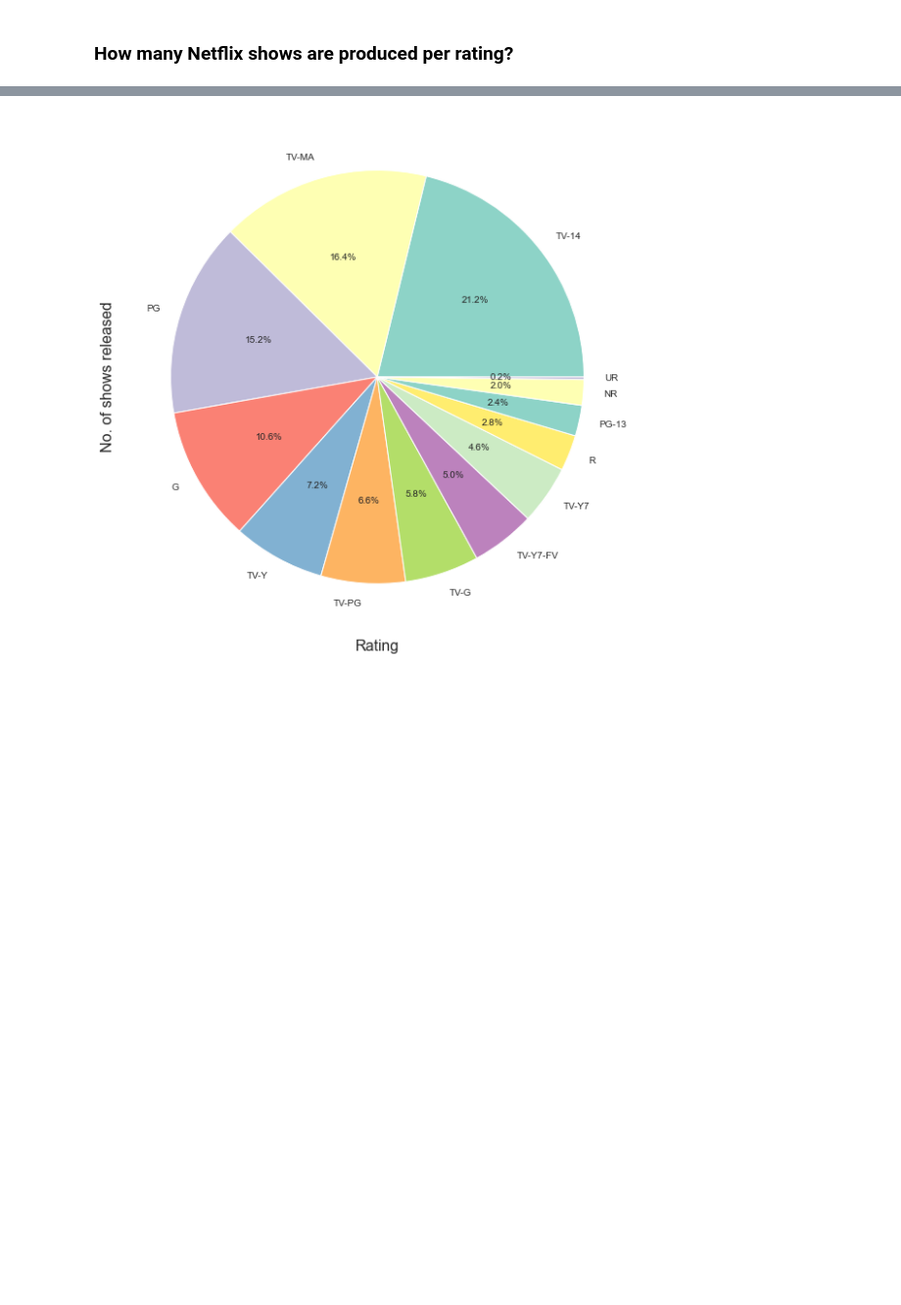
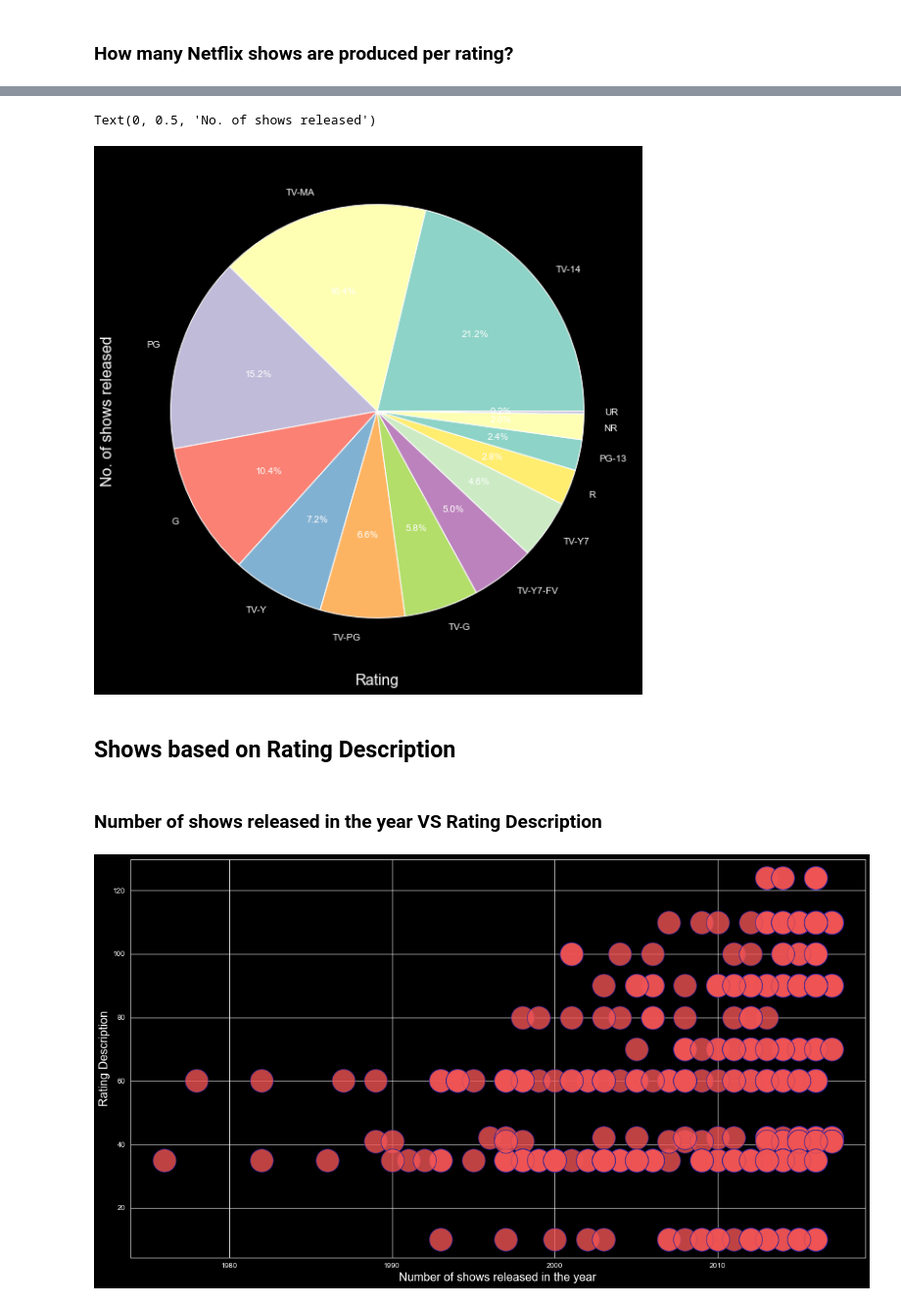
Before and after one commit to vinnovateit/VIIT_Team_MNIST, a Jupyter notebook: arhit/main_eda.ipynb, the cells around one changed output, grey strips where cells are left out. Shown at 98% size. Saved outputs shown, nothing was run; the diff lists cells and outputs as text; code cells hidden in the pictures; blank space fills up the shorter version.

```diff
--- a/arhit/main_eda.ipynb
+++ b/arhit/main_eda.ipynb
@@ -186,6 +189,20 @@ plt.figure(figsize=(18, 10))
 freq.plot.pie(autopct="%.1f%%")
 plt.xlabel('Rating', fontsize=16)
 plt.ylabel('No. of shows released', fontsize=16)
-plt.style.use('dark_background')
 # %% [output]
+Text(0, 0.5, 'No. of shows released')
-[figure, old version]
+[figure, new version]
+# %% [markdown]
+## Shows based on Rating Description
+# %% [markdown]
+### Number of shows released in the year VS Rating Description
+# %%
+plt.figure(figsize=(18, 10))
+X = pd.DataFrame(df, columns=['release year'])
+y = pd.DataFrame(df, columns=['ratingDescription'])
+plt.xlabel('Number of shows released in the year',fontsize=16)
+plt.ylabel('Rating Description',fontsize=16)
+plt.scatter(X, y, s=1000, alpha = 0.8,ec='#21209c',color='#f05454')
+plt.show()
+# %% [output]
+[figure, added]
```
Also changed, not shown: parts of 13 cells of this notebook.
